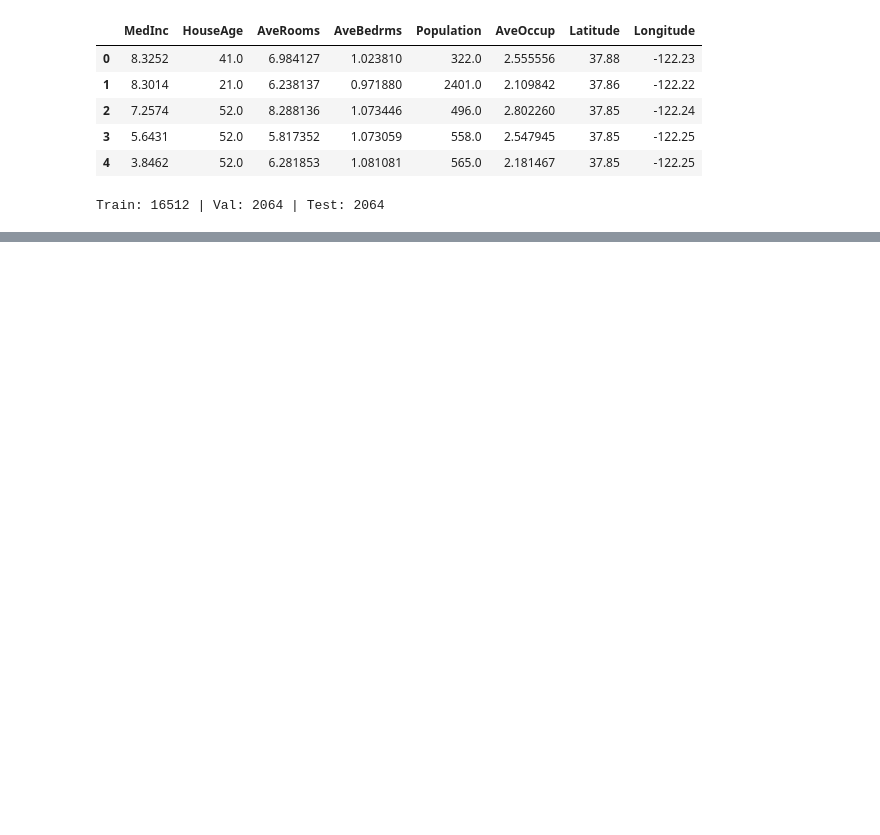
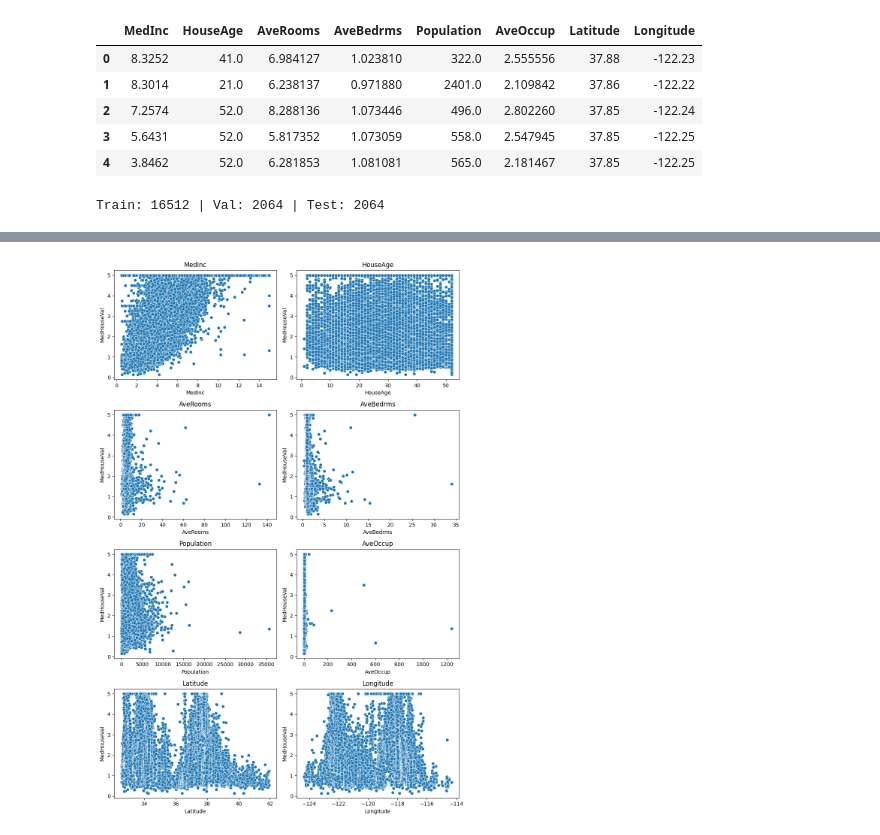
Before and after one commit to edgardlt03/ICO-Trabajos, a Jupyter notebook: Participación_marzo_19.ipynb, the cells around one changed output, grey strips where cells are left out. Drawn from its saved outputs; the diff is of its cells as text; code cells hidden in the pictures; blank space fills up the shorter version.

```diff
--- a/Participación_marzo_19.ipynb
+++ b/Participación_marzo_19.ipynb
@@ -27,0 +39,10 @@ Train: 16512 | Val: 2064 | Test: 2064
+# %%
+fig, axs = plt.subplots(4, 2, figsize=(10, 15))
+
+for ax, col in zip(axs.ravel(), x.columns):
+    sns.scatterplot(x=x[col], y=y, ax=ax)
+    ax.set_title(col)
+
+plt.tight_layout()
+# %% [output]
+[figure, added]
```
Also changed, not shown: parts of 2 cells of this notebook.
